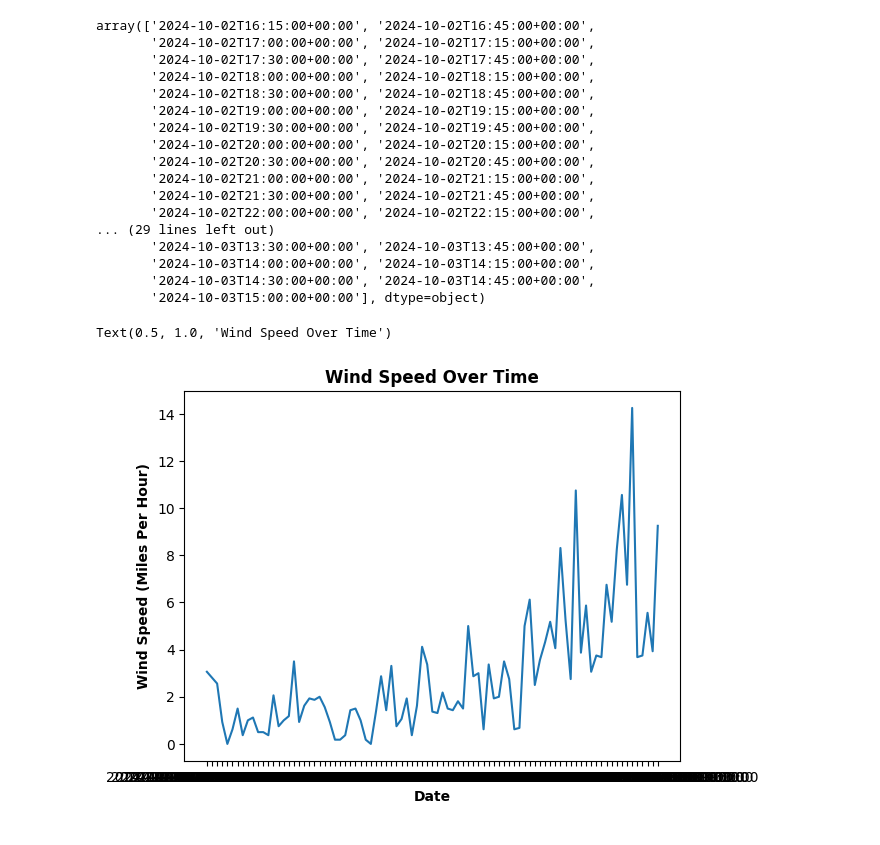
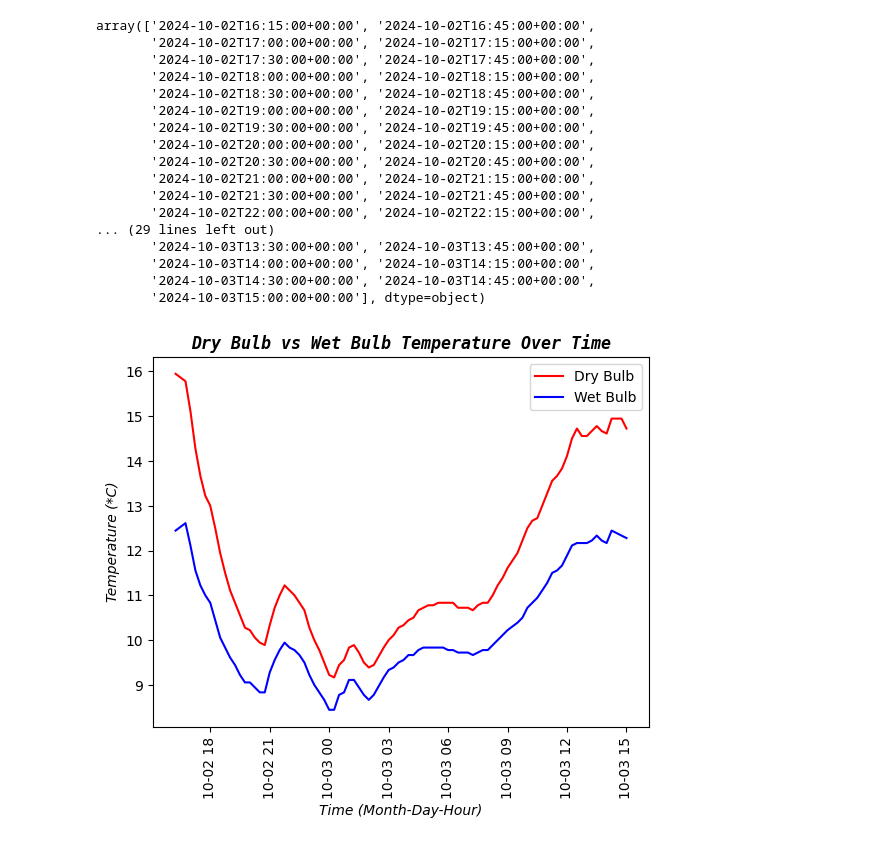
Before and after one commit to NeilTynan/4369, a Jupyter notebook: assignments/assignment2-weather.ipynb, the cells around one changed output. Cells and saved outputs as stored; diff of their text form; code cells hidden in the pictures.

Commit message:
Updated graph file

```diff
--- a/assignments/assignment2-weather.ipynb
+++ b/assignments/assignment2-weather.ipynb
@@ -29,8 +5,7 @@ import pandas as pd
 import numpy as np
 # %%
 # Loading in the CSV File
-File_path = 'assignments\weatherreadings1.csv'
-df = pd.read_csv(File_path)
+df = pd.read_csv('weatherreadings1.csv')
 # %%
 # Getting an Overview of the
 df
@@ -111,23 +86,23 @@ array(['2024-10-02T16:15:00+00:00', '2024-10-02T16:45:00+00:00',
        '2024-10-03T14:00:00+00:00', '2024-10-03T14:15:00+00:00',
        '2024-10-03T14:30:00+00:00', '2024-10-03T14:45:00+00:00',
        '2024-10-03T15:00:00+00:00'], dtype=object)
-# %%
-# Define Data
-date = df['reportStartDateTime']
-windspeed = df['windSpeed_MilePerHour']
-
-dategroup = pd.DataFrame ({date})
-
-width =0.4
-
-plt.plot(date, windspeed)
-
-# Define labels
-plt.xlabel('Date', fontweight ='bold', size=10)
-plt.ylabel('Wind Speed (Miles Per Hour)', fontweight ='bold', size=10)
-
-# Add Title
-plt.title('Wind Speed Over Time', fontweight ='bold', size=12)
-# %% [output]
-Text(0.5, 1.0, 'Wind Speed Over Time')
-[figure, removed]
+# %%
+# Define Data
+dry = df['dryBulbTemperature_Celsius']
+wet = df['wetBulbTemperature_Celsius']
+date = df['reportStartDateTime']
+date2 = np.asarray(date, dtype='datetime64[s]')
+
+plt.plot(date2, dry, 'r', label = 'Dry Bulb')
+plt.plot(date2, wet, 'b', label = 'Wet Bulb')
+
+plt.tick_params(axis='x', labelrotation=90)
+plt.xlabel ('Time (Month-Day-Hour)', style='italic')
+plt.ylabel ('Temperature (*C)', style='italic')
+plt.title('Dry Bulb vs Wet Bulb Temperature Over Time', fontweight='bold', style='italic', family='monospace') # Add Title
+
+
+plt.legend() # Add Legend
+plt.show()  # display
+# %% [output]
+[figure, added]
```
Also changed, not shown: parts of 1 cell of this notebook.
